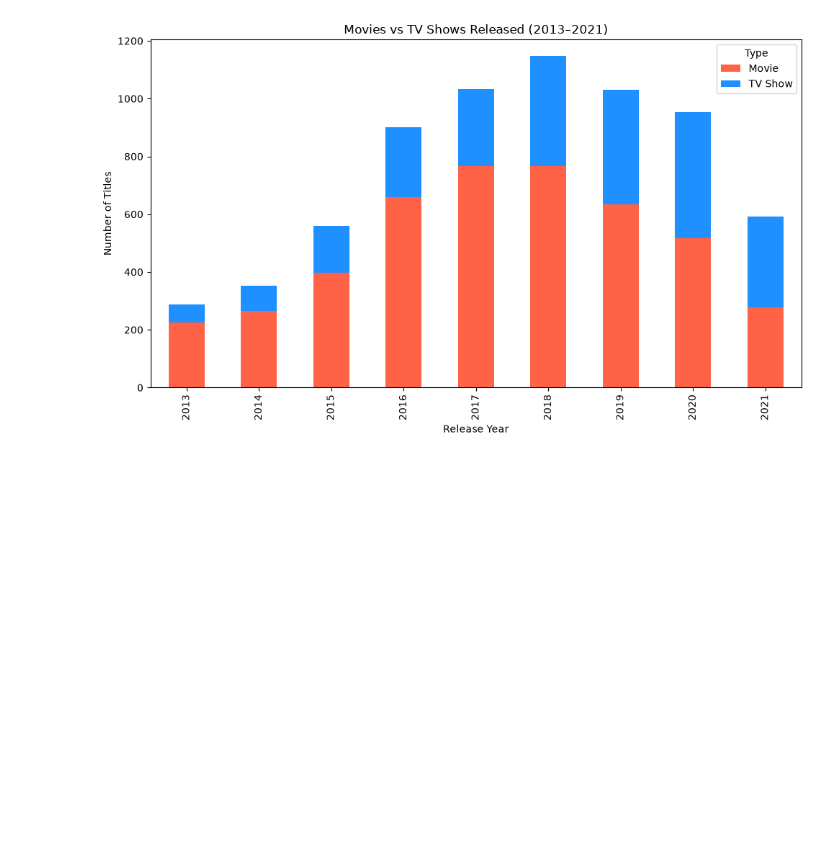
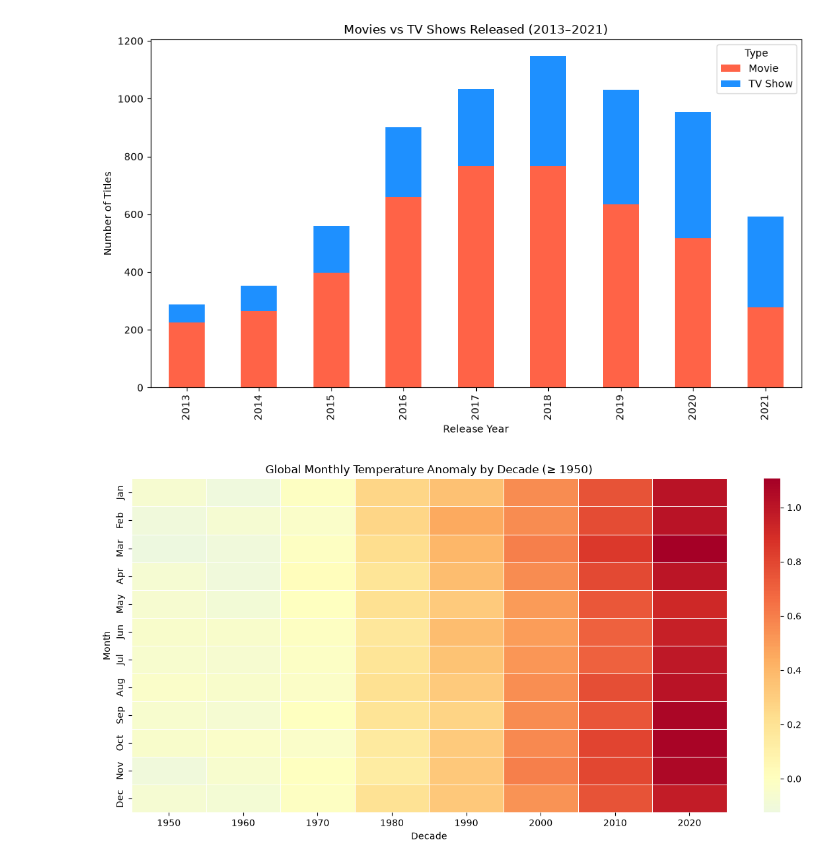
Before and after one commit to RanaEl-Madhoun/GSG_session8, a Jupyter notebook: notebook/practice.ipynb, the cells around one changed output. Drawn from its saved outputs; the diff is of its cells as text; code cells hidden in the pictures; blank space fills up the shorter version.

Commit message:
saves charts

```diff
--- a/notebook/practice.ipynb
+++ b/notebook/practice.ipynb
@@ -4,6 +4,13 @@ Pivot + melt + grouped bar
 pivot_table(turns by victory_status × winner) → melt() → sns.barplot(hue='winner'). Annotate the median for each group.
 # %%
 import pandas as pd
+from pathlib import Path
+
+CHARTS_DIR = Path("../output/charts")
+DATA_DIR = Path("../output/data")
+CHARTS_DIR.mkdir(parents=True, exist_ok=True)
+DATA_DIR.mkdir(parents=True, exist_ok=True)
+
 chess_path="../data/raw/chess_games.csv"
 chess_df=pd.read_csv(chess_path)
 chess_df.head()
@@ -245,3 +272,39 @@ plt.tight_layout()
 plt.show()
 # %% [output]
 [figure]
+# %%
+# Temperature heatmap: monthly temp → pivot_table(month × decade) → heatmap (years ≥ 1950)
+import calendar
+import matplotlib.pyplot as plt
+import pandas as pd
+import seaborn as sns
+
+TEMP_MONTHLY_URL = "https://raw.githubusercontent.com/datasets/global-temp/main/data/monthly.csv"
+
+temp_df = pd.read_csv(TEMP_MONTHLY_URL)
+temp_df[["year", "month"]] = temp_df["Year"].str.split("-", expand=True).astype(int)
+temp_df = temp_df[temp_df["year"] >= 1950]
+temp_df["decade"] = (temp_df["year"] // 10) * 10
+
+temp_pivot = pd.pivot_table(
+    temp_df,
+    index="month",
+    columns="decade",
+    values="Mean",
+    aggfunc="mean",
+)
+temp_pivot.index = [calendar.month_abbr[m] for m in temp_pivot.index]
+
+plt.figure(figsize=(12, 6))
+sns.heatmap(temp_pivot, cmap="RdYlBu_r", center=0, annot=False, linewidths=0.5)
+plt.title("Global Monthly Temperature Anomaly by Decade (≥ 1950)")
+plt.xlabel("Decade")
+plt.ylabel("Month")
+plt.tight_layout()
+temp_pivot.rename_axis("month").reset_index().melt(
+    id_vars="month", var_name="decade", value_name="mean_anomaly"
+).to_csv(DATA_DIR / "global_temp_month_decade.csv", index=False)
+plt.savefig(CHARTS_DIR / "global_temp_heatmap.png", dpi=150, bbox_inches="tight")
+plt.show()
+# %% [output]
+[figure, added]
```
Also changed, not shown: parts of 6 cells of this notebook, 16 other files.
